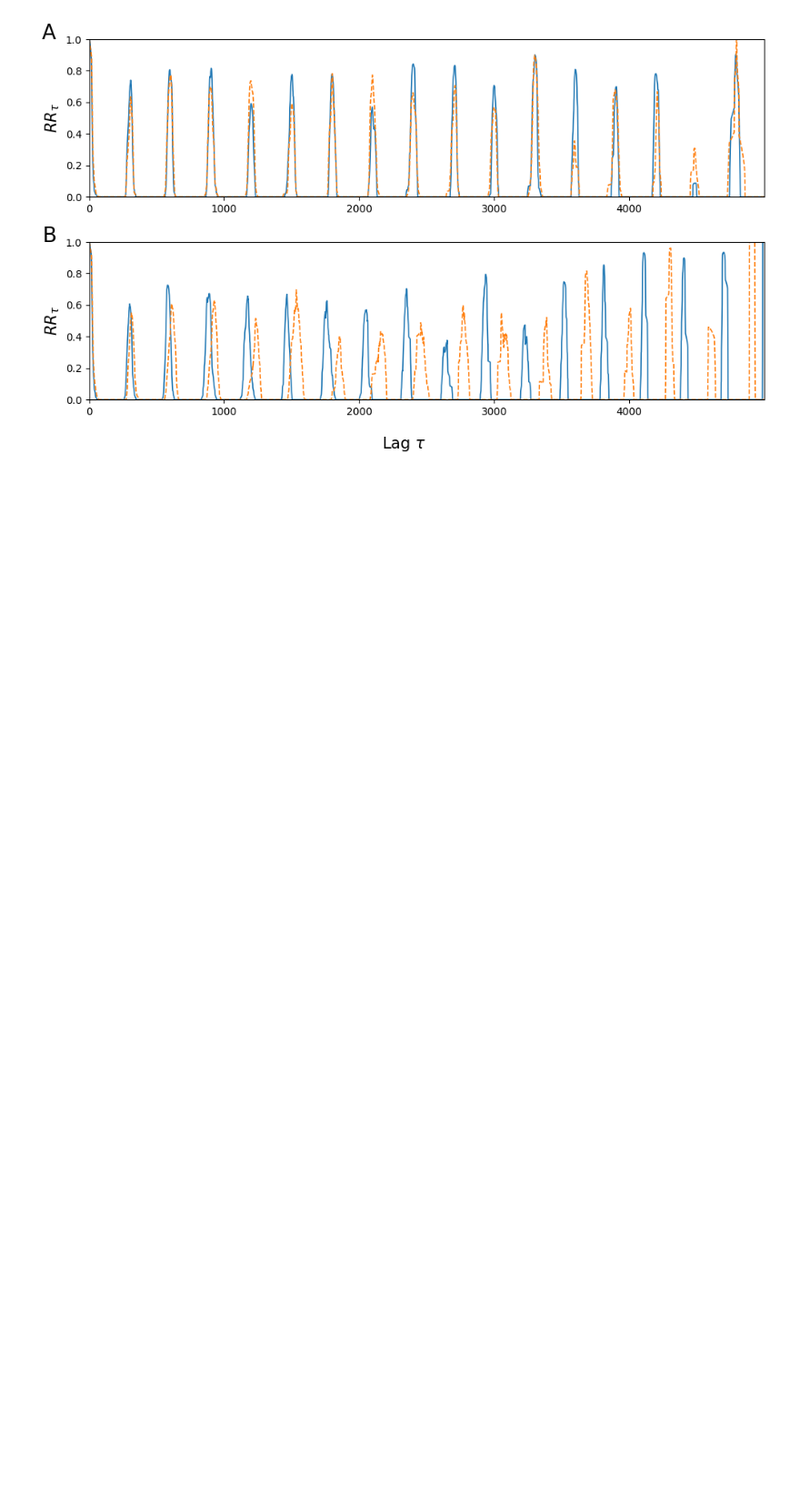
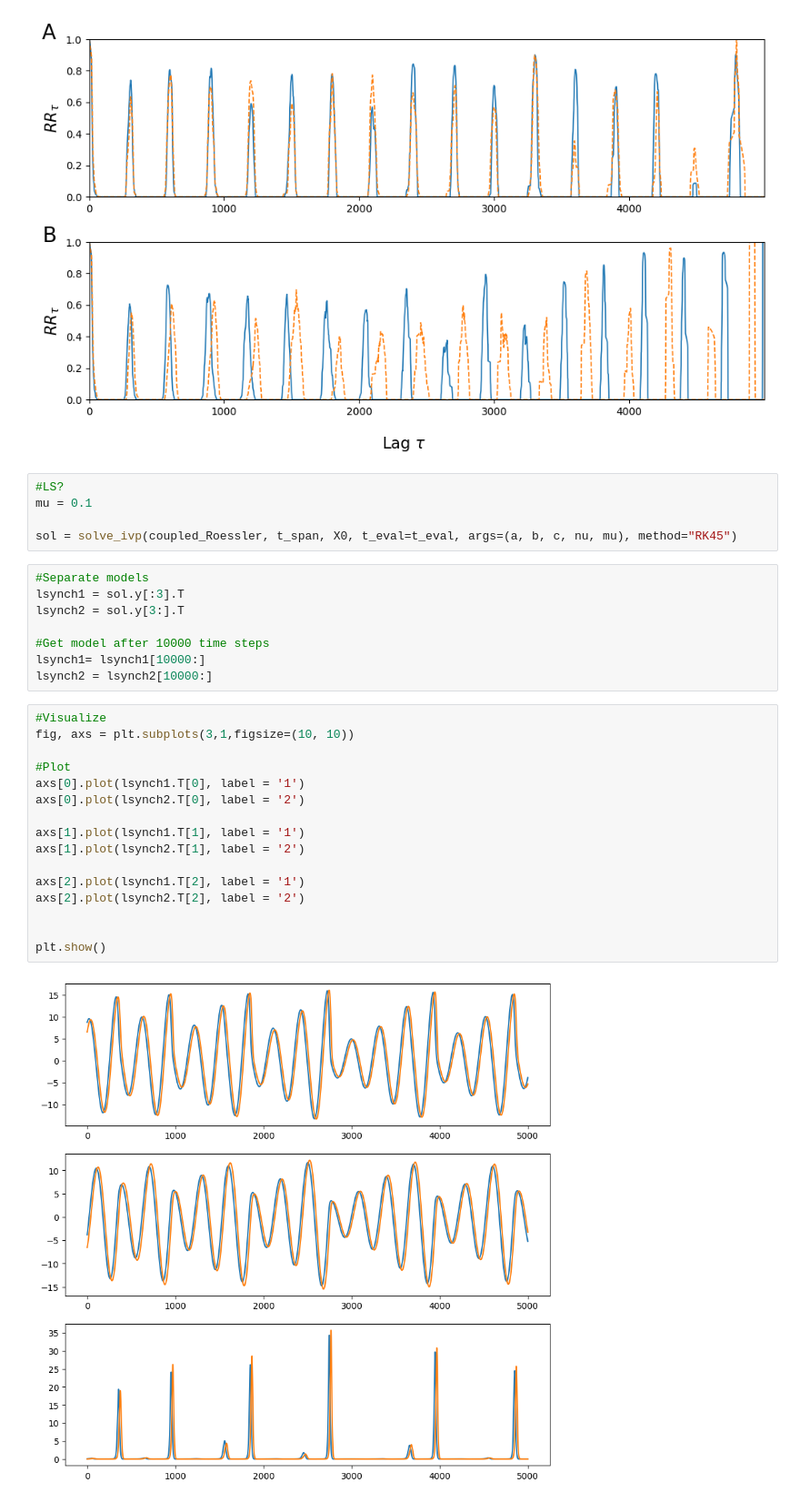
Before and after one commit to samueljaramilloa/FinalProject_Code, a Jupyter notebook: timeseries/Roessler_PS.ipynb, the cells around one changed output. Shown at 91% size. Cells and saved outputs as stored; diff of their text form; blank space fills up the shorter version.

```diff
--- a/timeseries/Roessler_PS.ipynb
+++ b/timeseries/Roessler_PS.ipynb
@@ -557,3 +557,34 @@ plt.show()
 fig.savefig('RRT_PS.png')
 # %% [output]
 [figure]
+# %%
+#LS?
+mu = 0.1
+
+sol = solve_ivp(coupled_Roessler, t_span, X0, t_eval=t_eval, args=(a, b, c, nu, mu), method="RK45")
+# %%
+#Separate models
+lsynch1 = sol.y[:3].T
+lsynch2 = sol.y[3:].T
+
+#Get model after 10000 time steps
+lsynch1= lsynch1[10000:]
+lsynch2 = lsynch2[10000:]
+# %%
+#Visualize
+fig, axs = plt.subplots(3,1,figsize=(10, 10))
+
+#Plot
+axs[0].plot(lsynch1.T[0], label = '1')
+axs[0].plot(lsynch2.T[0], label = '2')
+
+axs[1].plot(lsynch1.T[1], label = '1')
+axs[1].plot(lsynch2.T[1], label = '2')
+
+axs[2].plot(lsynch1.T[2], label = '1')
+axs[2].plot(lsynch2.T[2], label = '2')
+
+
+plt.show()
+# %% [output]
+[figure, added]
```
Also changed, not shown: 3 other files.
